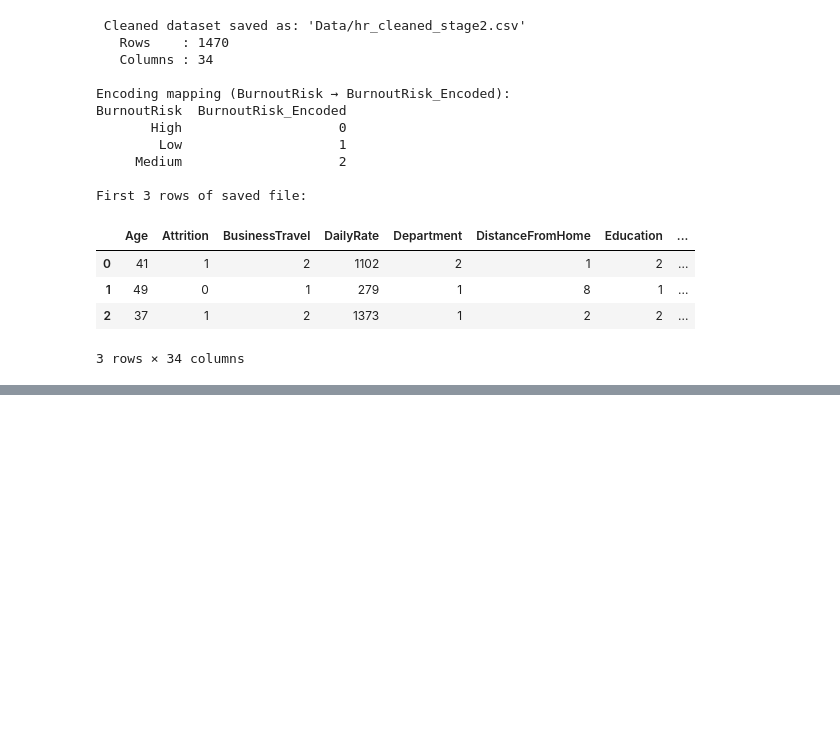
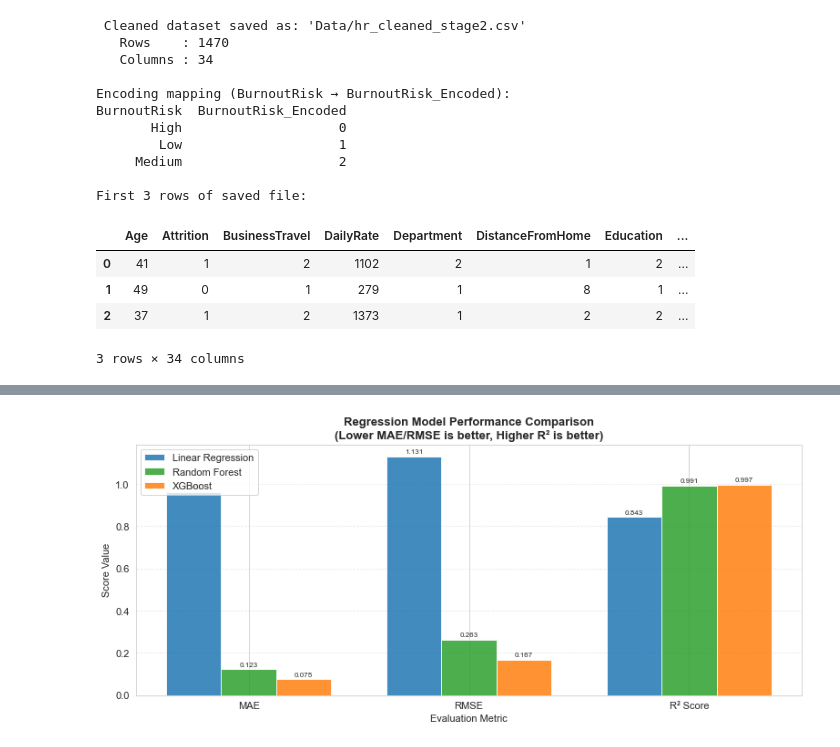
Before and after one commit to FaithGicheru/Workforce-Burnout-Prediction, a Jupyter notebook: main.ipynb, the cells around one changed output, grey strips where cells are left out. Drawn from its saved outputs; the diff is of its cells as text; code cells hidden in the pictures; blank space fills up the shorter version.

```diff
--- a/main.ipynb
+++ b/main.ipynb
@@ -1104,0 +1327,7 @@ First 3 rows of saved file:
+# %%
+#  Train Random Forest Regressor
+rf_reg_model = RandomForestRegressor(n_estimators=100,max_depth=15,random_state=RANDOM_STATE,n_jobs=-1)
+rf_reg_model.fit(X_train_reg_scaled, y_train_reg)
+
+# Generate predictions on the test set
+y_pred_rf_reg = rf_reg_model.predict(X_test_reg_scaled)
@@ -1104,0 +1340,8 @@ First 3 rows of saved file:
+# %%
+# Train XGBoost Regressor
+xgb_reg_model = XGBRegressor(n_estimators=100,max_depth=6,learning_rate=0.1,random_state=RANDOM_STATE,verbosity=0)
+
+xgb_reg_model.fit(X_train_reg_scaled, y_train_reg)
+
+# Generate predictions on the test set
+y_pred_xgb_reg = xgb_reg_model.predict(X_test_reg_scaled)
@@ -1104,0 +1438,48 @@ First 3 rows of saved file:
+# %%
+# Visual comparison of regression models
+metrics_reg = ['MAE', 'RMSE', 'R² Score']
+x_pos = np.arange(len(metrics_reg))
+width = 0.25
+
+# Use matplotlib colormap instead of hex colors
+colors = plt.cm.tab10.colors
+
+fig, ax = plt.subplots(figsize=(11, 5))
+
+# Plot bars with new color format
+bars1 = ax.bar(x_pos - width,[regression_results['Linear Regression'][m] for m in metrics_reg],width,label='Linear Regression',color=colors[0],alpha=0.85)
+
+bars2 = ax.bar(x_pos,[regression_results['Random Forest'][m] for m in metrics_reg],width,label='Random Forest',color=colors[2],alpha=0.85)
+
+bars3 = ax.bar(x_pos + width,[regression_results['XGBoost'][m] for m in metrics_reg],width,label='XGBoost',color=colors[1],alpha=0.85)
+
+# Add value labels
+for bars in [bars1, bars2, bars3]:
+    for bar in bars:
+        ax.text(
+            bar.get_x() + bar.get_width()/2,
+            bar.get_height() + 0.01,
+            f'{bar.get_height():.3f}',
+            ha='center',
+            va='bottom',
+            fontsize=8
+        )
+
+# Formatting
+ax.set_title('Regression Model Performance Comparison\n'
+             '(Lower MAE/RMSE is better, Higher R² is better)',
+    fontsize=13,
+    fontweight='bold'
+)
+
+ax.set_xlabel('Evaluation Metric')
+ax.set_ylabel('Score Value')
+ax.set_xticks(x_pos)
+ax.set_xticklabels(metrics_reg)
+ax.legend(loc='upper left')
+ax.grid(axis='y', linestyle='--', alpha=0.4)
+
+plt.tight_layout()
+plt.show()
+# %% [output]
+[figure, added]
```
Also changed, not shown: parts of 66 cells of this notebook.
